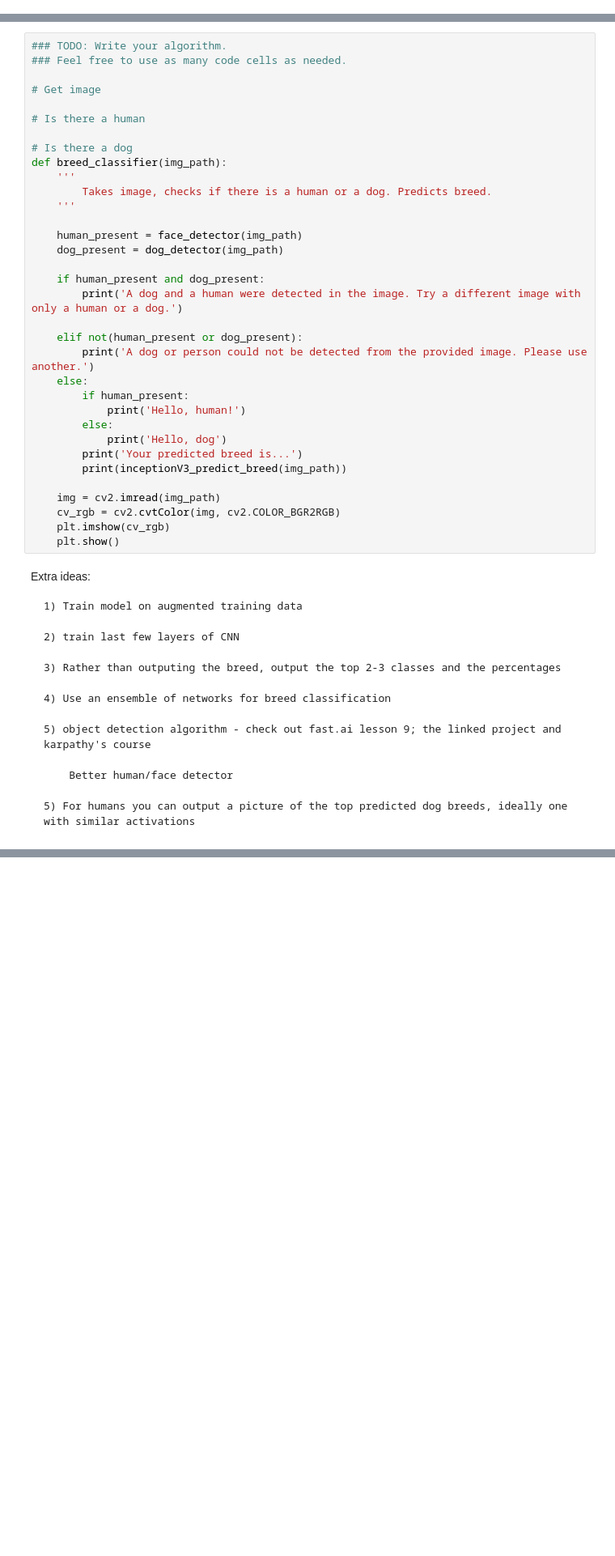
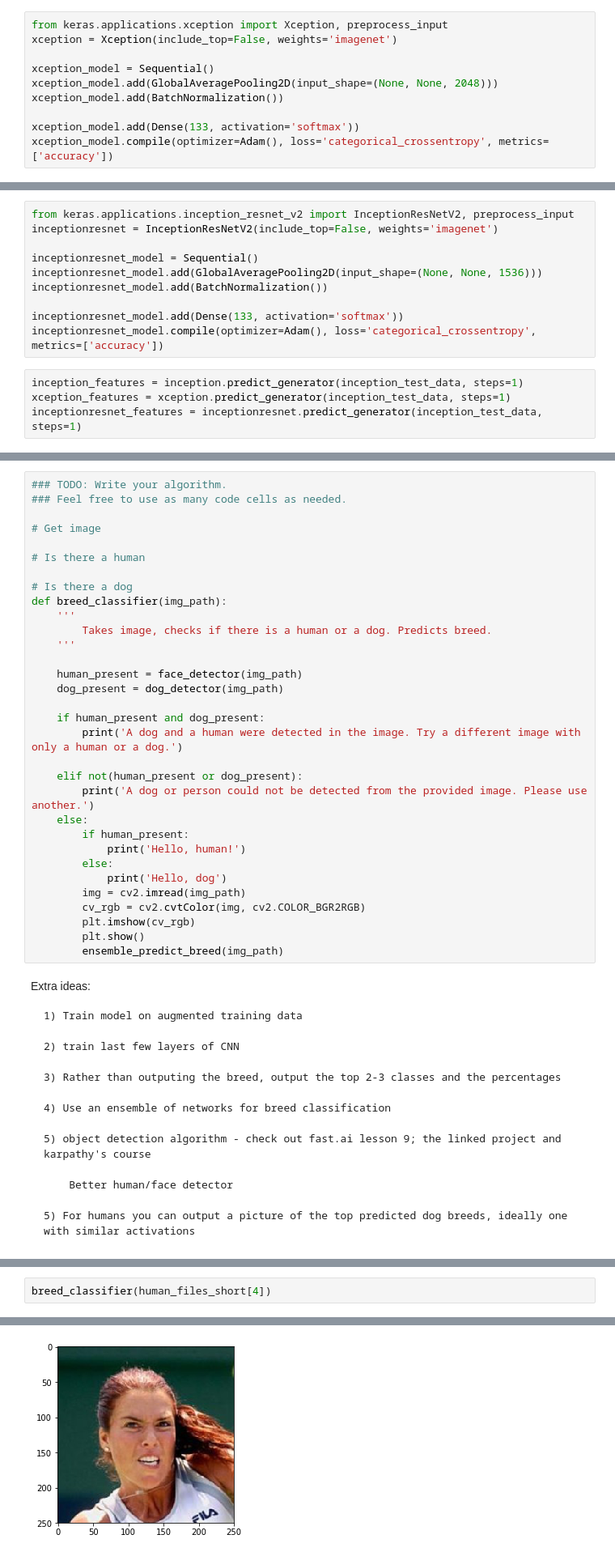
Before and after one commit to cidelab/dog-breed-classifier, a Jupyter notebook: dog_app.ipynb, the cells around one changed output, grey strips where cells are left out. Shown at 81% size. Cells and saved outputs as stored; diff of their text form; blank space fills up the shorter version.

Commit message:
Added Final versions of the project notebooks
Added model_weights, finished project notebook and the workbook

```diff
--- a/dog_app.ipynb
+++ b/dog_app.ipynb
@@ -947,0 +875,10 @@ ResourceExhaustedError: OOM when allocating tensor with shape[]
+# %%
+from keras.applications.xception import Xception, preprocess_input
+xception = Xception(include_top=False, weights='imagenet')
+
+xception_model = Sequential()
+xception_model.add(GlobalAveragePooling2D(input_shape=(None, None, 2048)))
+xception_model.add(BatchNormalization())
+
+xception_model.add(Dense(133, activation='softmax'))
+xception_model.compile(optimizer=Adam(), loss='categorical_crossentropy', metrics=['accuracy'])
@@ -947,0 +887,14 @@ ResourceExhaustedError: OOM when allocating tensor with shape[]
+# %%
+from keras.applications.inception_resnet_v2 import InceptionResNetV2, preprocess_input
+inceptionresnet = InceptionResNetV2(include_top=False, weights='imagenet')
+
+inceptionresnet_model = Sequential()
+inceptionresnet_model.add(GlobalAveragePooling2D(input_shape=(None, None, 1536)))
+inceptionresnet_model.add(BatchNormalization())
+
+inceptionresnet_model.add(Dense(133, activation='softmax'))
+inceptionresnet_model.compile(optimizer=Adam(), loss='categorical_crossentropy', metrics=['accuracy'])
+# %%
+inception_features = inception.predict_generator(inception_test_data, steps=1)
+xception_features = xception.predict_generator(inception_test_data, steps=1)
+inceptionresnet_features = inceptionresnet.predict_generator(inception_test_data, steps=1)
@@ -1018,13 +1057,11 @@ def breed_classifier(img_path):
             print('Hello, human!')
         else:
             print('Hello, dog')
-        print('Your predicted breed is...')
-        print(inceptionV3_predict_breed(img_path))
-
-    img = cv2.imread(img_path)
-    cv_rgb = cv2.cvtColor(img, cv2.COLOR_BGR2RGB)
-    plt.imshow(cv_rgb)
-    plt.show()
+        img = cv2.imread(img_path)
+        cv_rgb = cv2.cvtColor(img, cv2.COLOR_BGR2RGB)
+        plt.imshow(cv_rgb)
+        plt.show()
+        ensemble_predict_breed(img_path)
 # %% [markdown]
 
 Extra ideas:
@@ -1069,0 +1111,3 @@ Icelandic_sheepdog
+# %%
+breed_classifier(human_files_short[4])
+# %% [output]
@@ -1069,0 +1115 @@ Icelandic_sheepdog
+[figure, added]
```
Also changed, not shown: parts of 41 cells of this notebook, 30 other files.
